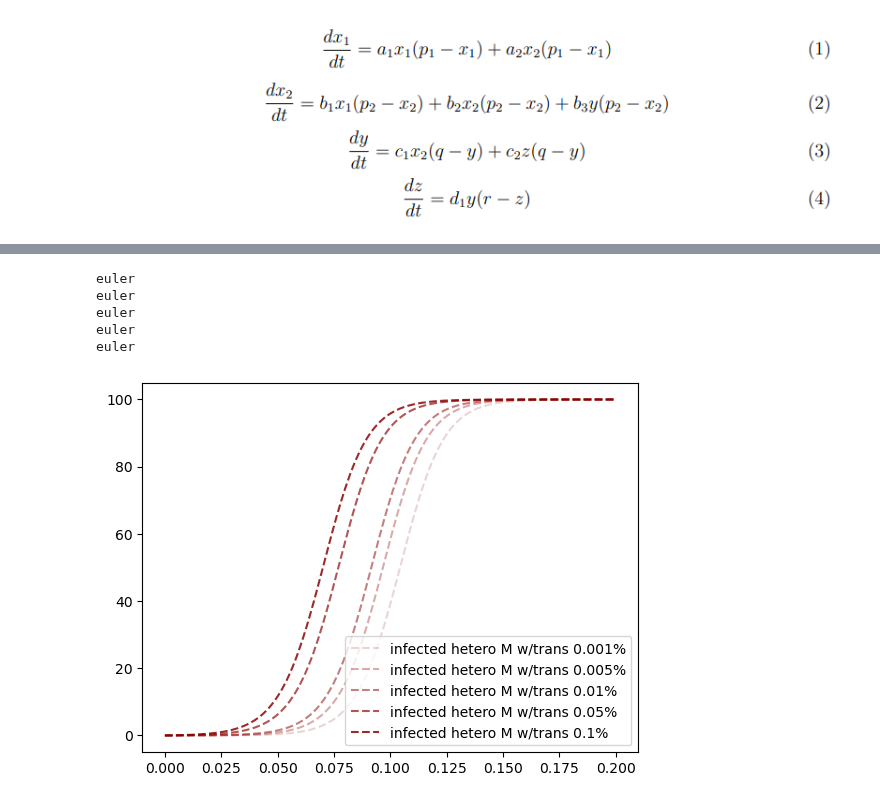
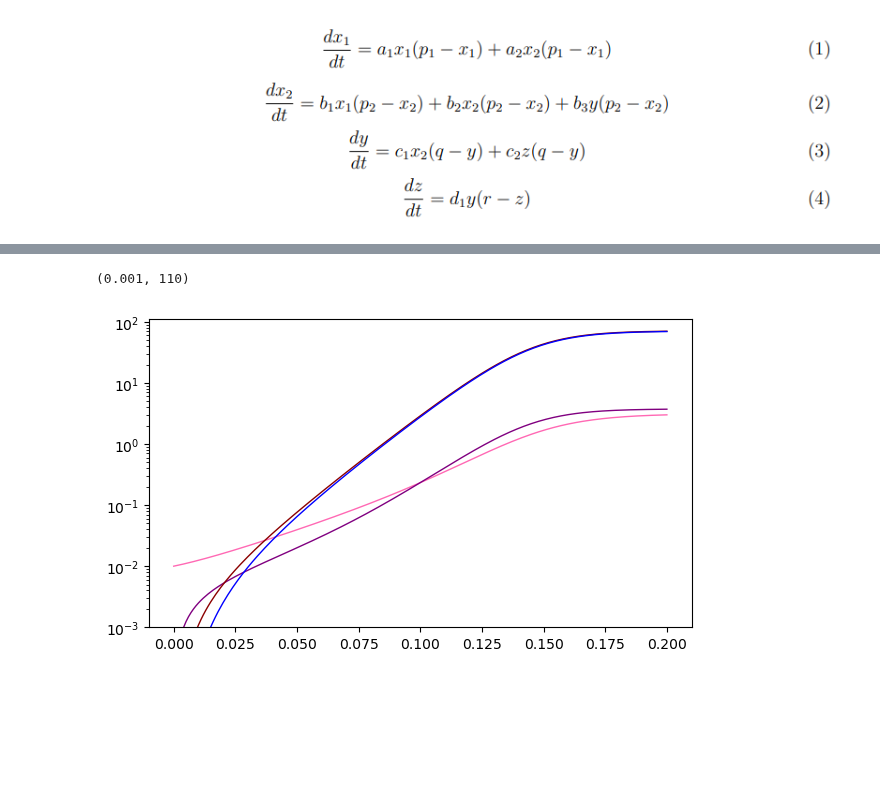
Before and after one commit to JakobSchauser/MscPhysics, a Jupyter notebook: Scientific Computing/Project4/project4.ipynb, the cells around one changed output, grey strips where cells are left out. Saved outputs shown, nothing was run; the diff lists cells and outputs as text; code cells hidden in the pictures; blank space fills up the shorter version.

Commit message:
Made all plots?

```diff
--- a/Scientific Computing/Project4/project4.ipynb
+++ b/Scientific Computing/Project4/project4.ipynb
@@ -210,19 +254,14 @@ rk4
 # %%
-es = [0.001, 0.005, 0.01, 0.05, 0.1]
+parameters["with_transfusion"] = False
+parameters["with_frac"] = False
+data = simulate(parameters, x1, x2, y, z, 0.2, mode = 'euler', dt = 0.001)
+x = data[:,4]
 
-for i, e in enumerate(es):
-    parameters["e"] = e
-    parameters["with_transfusion"] = True
-    data = simulate(parameters, x1, x2, y, z, 0.2, mode = 'euler', dt = 0.001)
-
-    plt.plot(x, data[:,3], '--',label = f'infected hetero M w/trans {e:.3}%', color = "darkred", alpha = (i + 1)/(len(es)+1))
-
-plt.legend()
-plt.show()
+# plt.plot(x, data, '-',label = f"no trans", color = "darkgreen", alpha = 1, linewidth = 0.7)
+fig, axs = plt.subplots(1, 1, figsize=(7, 4), sharex=True)
+plot_data(data, axs)
+plt.yscale("log")
+plt.ylim(0.001, 110)
 # %% [output]
-euler
-euler
-euler
-euler
-euler
+(0.001, 110)
-[figure, old version]
+[figure, new version]
```
Also changed, not shown: parts of 10 cells of this notebook, 3 other files.
